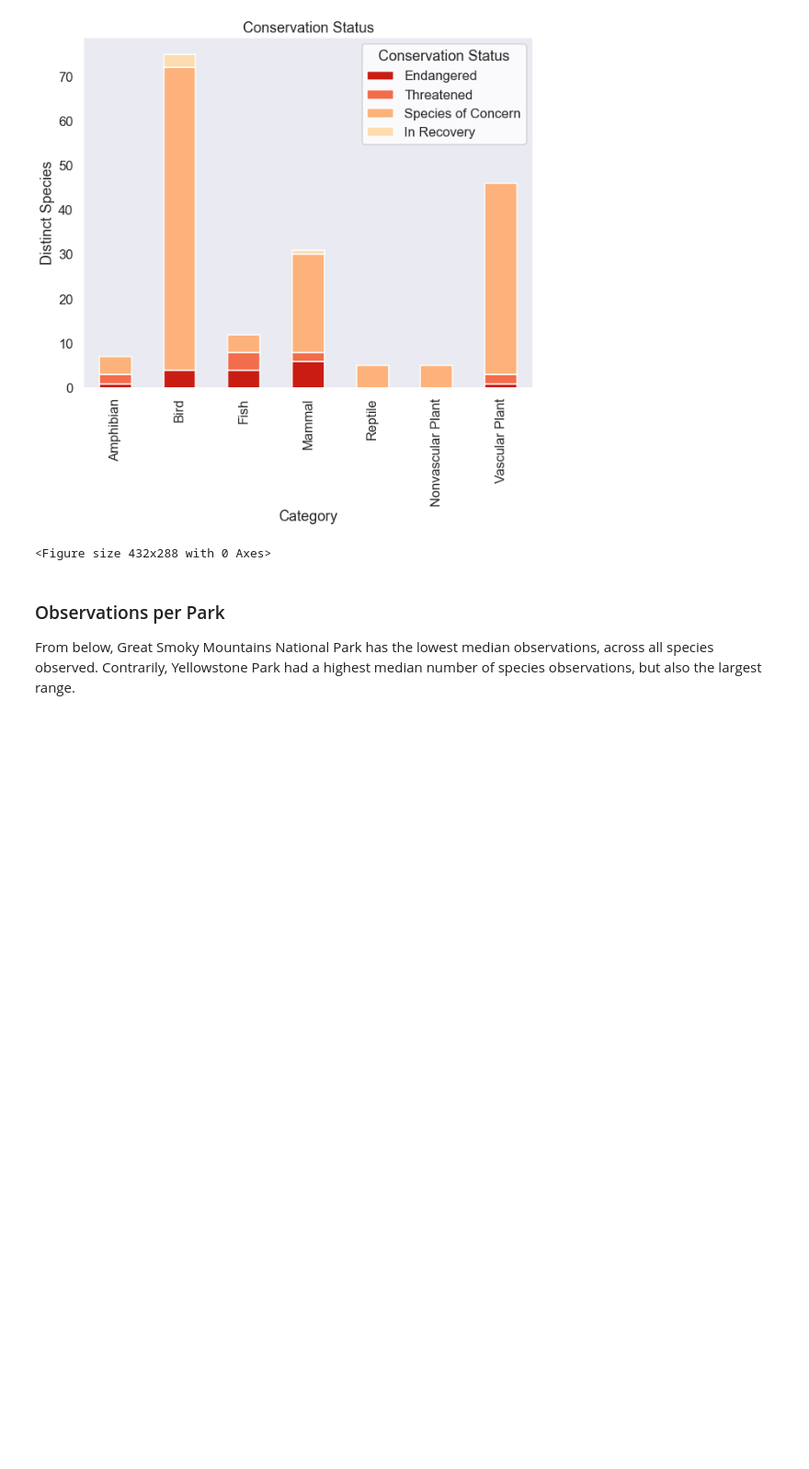
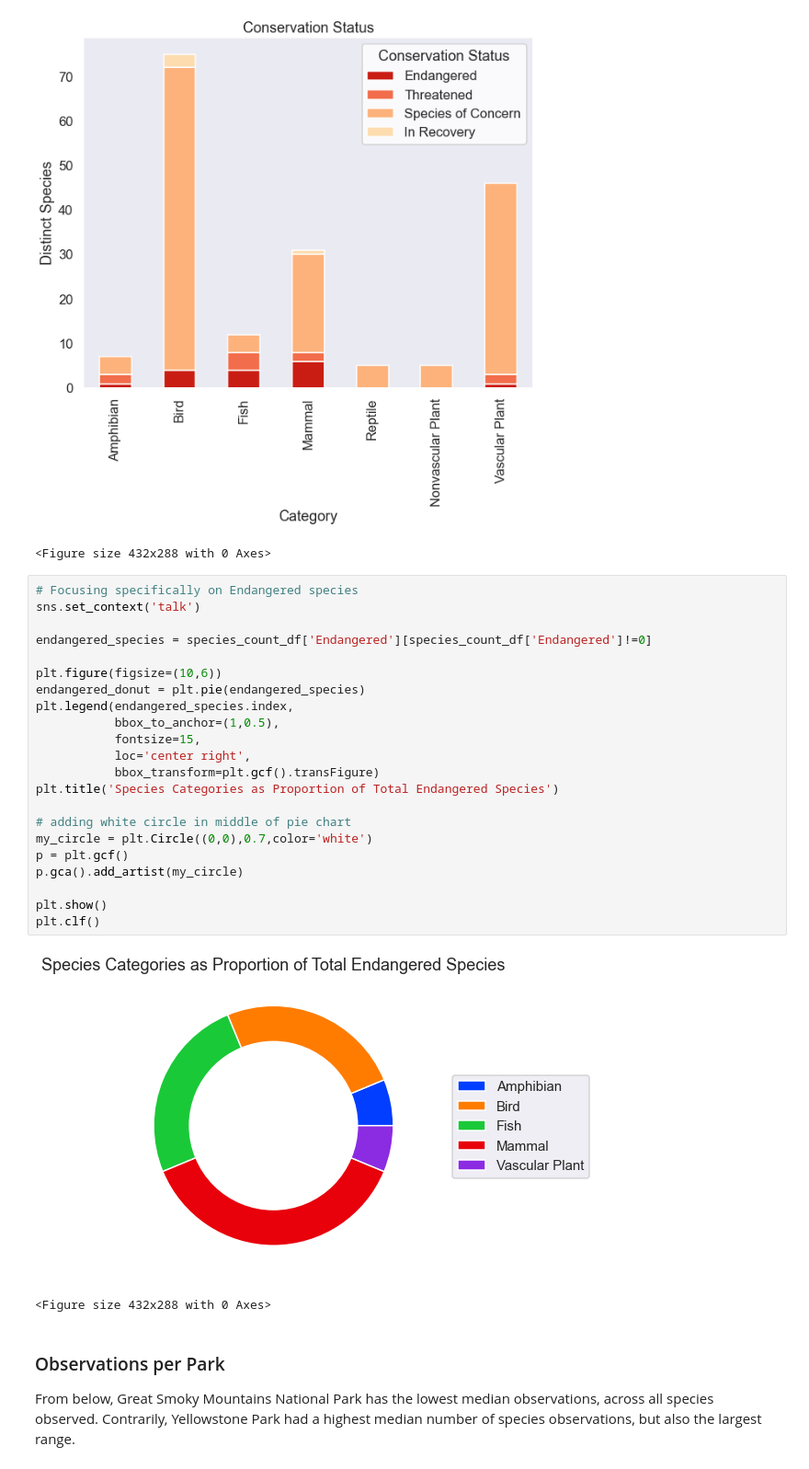
Before and after one commit to henrylin03/Biodiversity-in-National-Parks, a Jupyter notebook: biodiversity_project_v1.ipynb, the cells around one changed output. Shown at 92% size. Cells and saved outputs as stored; diff of their text form; blank space fills up the shorter version.

Commit message:
add donut chart and conclusions

```diff
--- a/biodiversity_project_v1.ipynb
+++ b/biodiversity_project_v1.ipynb
@@ -474,6 +474,31 @@ plt.clf()
 # %% [output]
 [figure]
 <Figure size 432x288 with 0 Axes>
+# %%
+# Focusing specifically on Endangered species
+sns.set_context('talk')
+
+endangered_species = species_count_df['Endangered'][species_count_df['Endangered']!=0]
+
+plt.figure(figsize=(10,6))
+endangered_donut = plt.pie(endangered_species)
+plt.legend(endangered_species.index,
+           bbox_to_anchor=(1,0.5),
+           fontsize=15,
+           loc='center right',
+           bbox_transform=plt.gcf().transFigure)
+plt.title('Species Categories as Proportion of Total Endangered Species')
+
+# adding white circle in middle of pie chart
+my_circle = plt.Circle((0,0),0.7,color='white')
+p = plt.gcf()
+p.gca().add_artist(my_circle)
+
+plt.show()
+plt.clf()
+# %% [output]
+[figure, added]
+<Figure size 432x288 with 0 Axes>
 # %% [markdown]
 ### Observations per Park
 From below, Great Smoky Mountains National Park has the lowest median observations, across all species observed. Contrarily, Yellowstone Park had a highest median number of species observations, but also the largest range.
```
Also changed, not shown: parts of 16 cells of this notebook.
